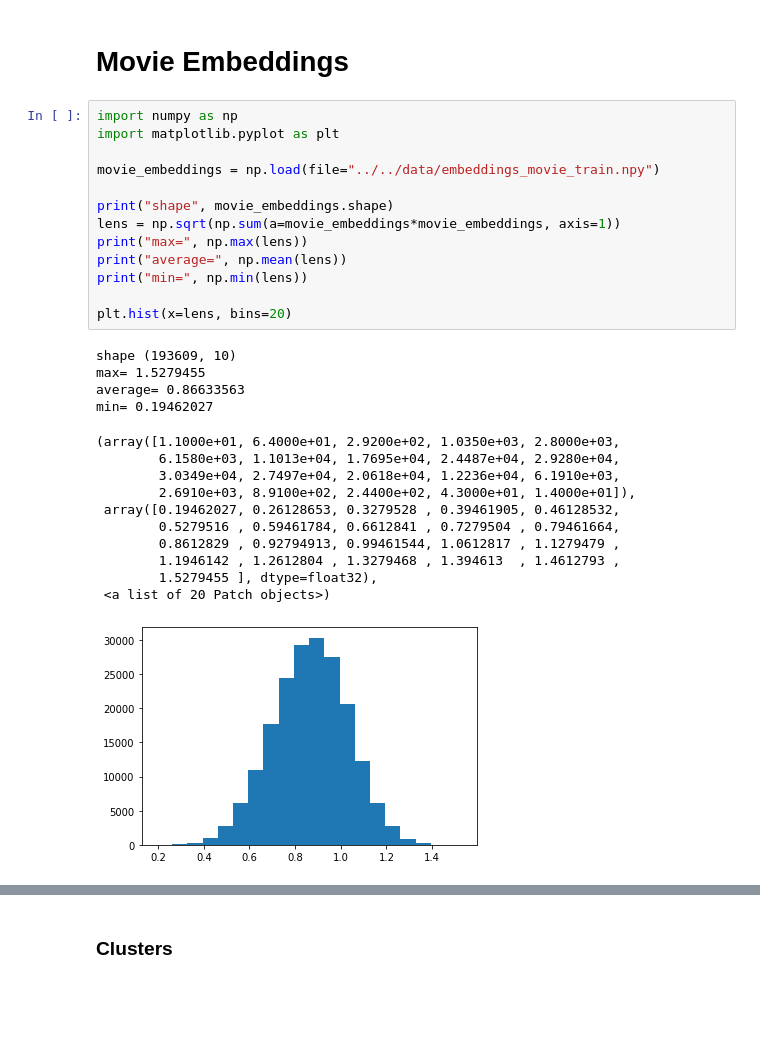
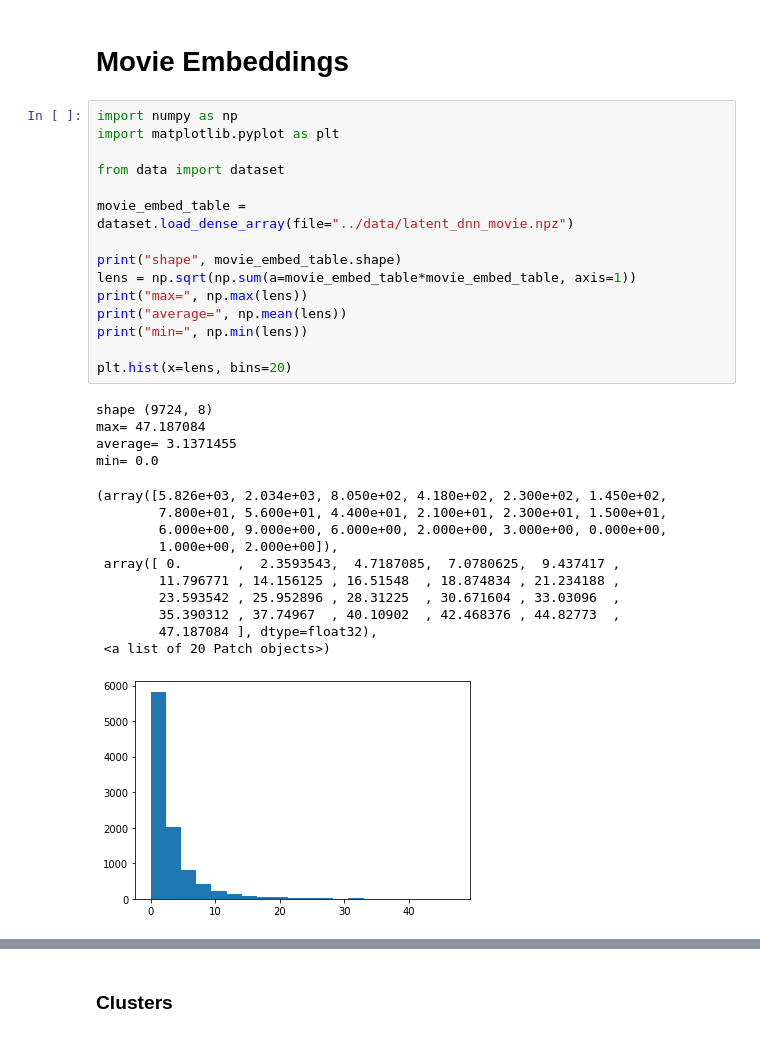
Before and after one commit to DaviesX/movie-lens, a Jupyter notebook: src/a_latent_nn.ipynb, the cells around one changed output, grey strips where cells are left out. Drawn from its saved outputs; the diff is of its cells as text; blank space fills up the shorter version.

```diff
--- a/src/a_latent_nn.ipynb
+++ b/src/a_latent_nn.ipynb
@@ -3,30 +3,32 @@
 # %%
 import numpy as np
 import matplotlib.pyplot as plt
 
-movie_embeddings = np.load(file="../../data/embeddings_movie_train.npy")
+from data import dataset
 
-print("shape", movie_embeddings.shape)
-lens = np.sqrt(np.sum(a=movie_embeddings*movie_embeddings, axis=1))
+movie_embed_table = dataset.load_dense_array(file="../data/latent_dnn_movie.npz")
+
+print("shape", movie_embed_table.shape)
+lens = np.sqrt(np.sum(a=movie_embed_table*movie_embed_table, axis=1))
 print("max=", np.max(lens))
 print("average=", np.mean(lens))
 print("min=", np.min(lens))
 
 plt.hist(x=lens, bins=20)
 # %% [output]
-shape (193609, 10)
-max= 1.5279455
-average= 0.86633563
-min= 0.19462027
+shape (9724, 8)
+max= 47.187084
+average= 3.1371455
+min= 0.0
-(array([1.1000e+01, 6.4000e+01, 2.9200e+02, 1.0350e+03, 2.8000e+03,
-        6.1580e+03, 1.1013e+04, 1.7695e+04, 2.4487e+04, 2.9280e+04,
-        3.0349e+04, 2.7497e+04, 2.0618e+04, 1.2236e+04, 6.1910e+03,
-        2.6910e+03, 8.9100e+02, 2.4400e+02, 4.3000e+01, 1.4000e+01]),
- array([0.19462027, 0.26128653, 0.3279528 , 0.39461905, 0.46128532,
-        0.5279516 , 0.59461784, 0.6612841 , 0.7279504 , 0.79461664,
-        0.8612829 , 0.92794913, 0.99461544, 1.0612817 , 1.1279479 ,
-        1.1946142 , 1.2612804 , 1.3279468 , 1.394613  , 1.4612793 ,
-        1.5279455 ], dtype=float32),
+(array([5.826e+03, 2.034e+03, 8.050e+02, 4.180e+02, 2.300e+02, 1.450e+02,
+        7.800e+01, 5.600e+01, 4.400e+01, 2.100e+01, 2.300e+01, 1.500e+01,
+        6.000e+00, 9.000e+00, 6.000e+00, 2.000e+00, 3.000e+00, 0.000e+00,
+        1.000e+00, 2.000e+00]),
+ array([ 0.       ,  2.3593543,  4.7187085,  7.0780625,  9.437417 ,
+        11.796771 , 14.156125 , 16.51548  , 18.874834 , 21.234188 ,
+        23.593542 , 25.952896 , 28.31225  , 30.671604 , 33.03096  ,
+        35.390312 , 37.74967  , 40.10902  , 42.468376 , 44.82773  ,
+        47.187084 ], dtype=float32),
  <a list of 20 Patch objects>)
-[figure, old version]
+[figure, new version]
 # %%
```
Also changed, not shown: parts of 14 cells of this notebook.
